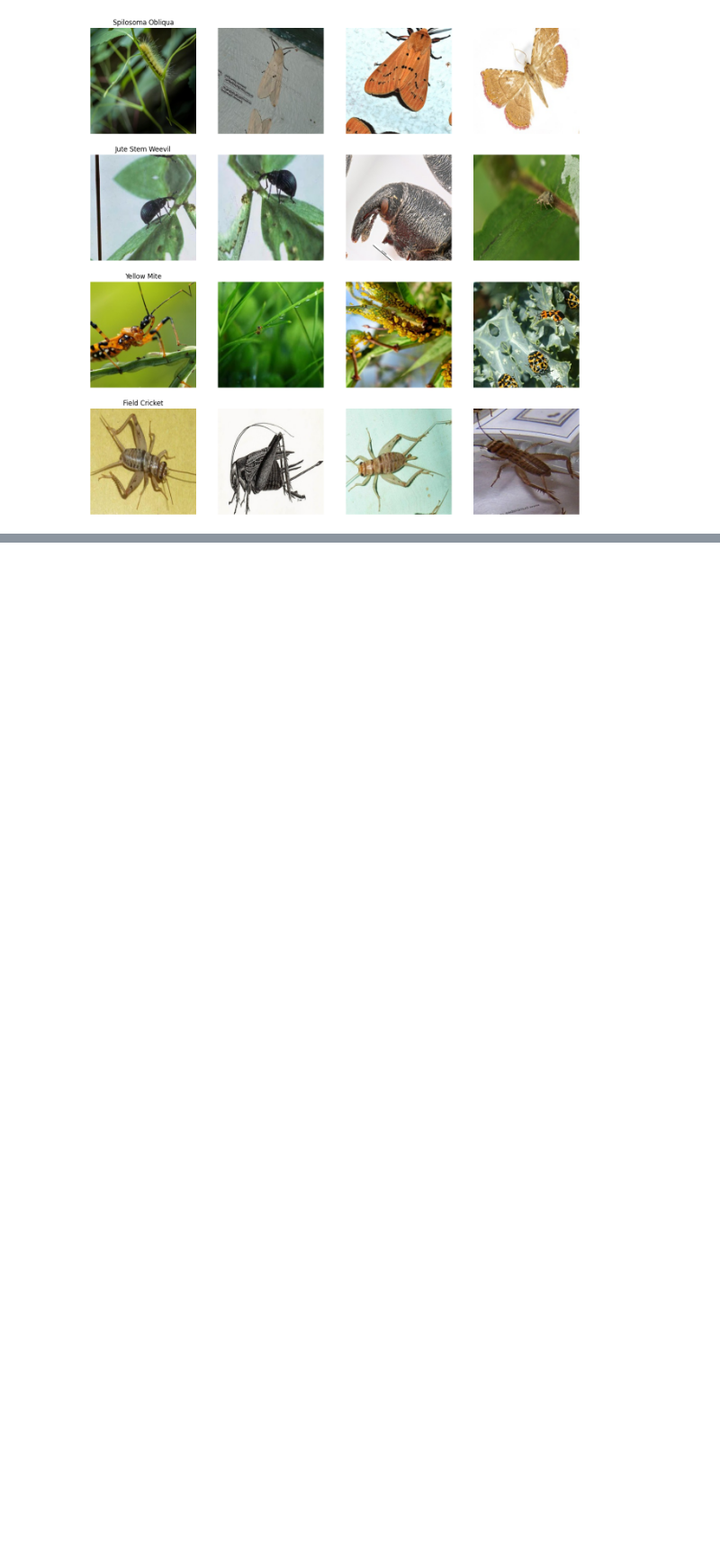
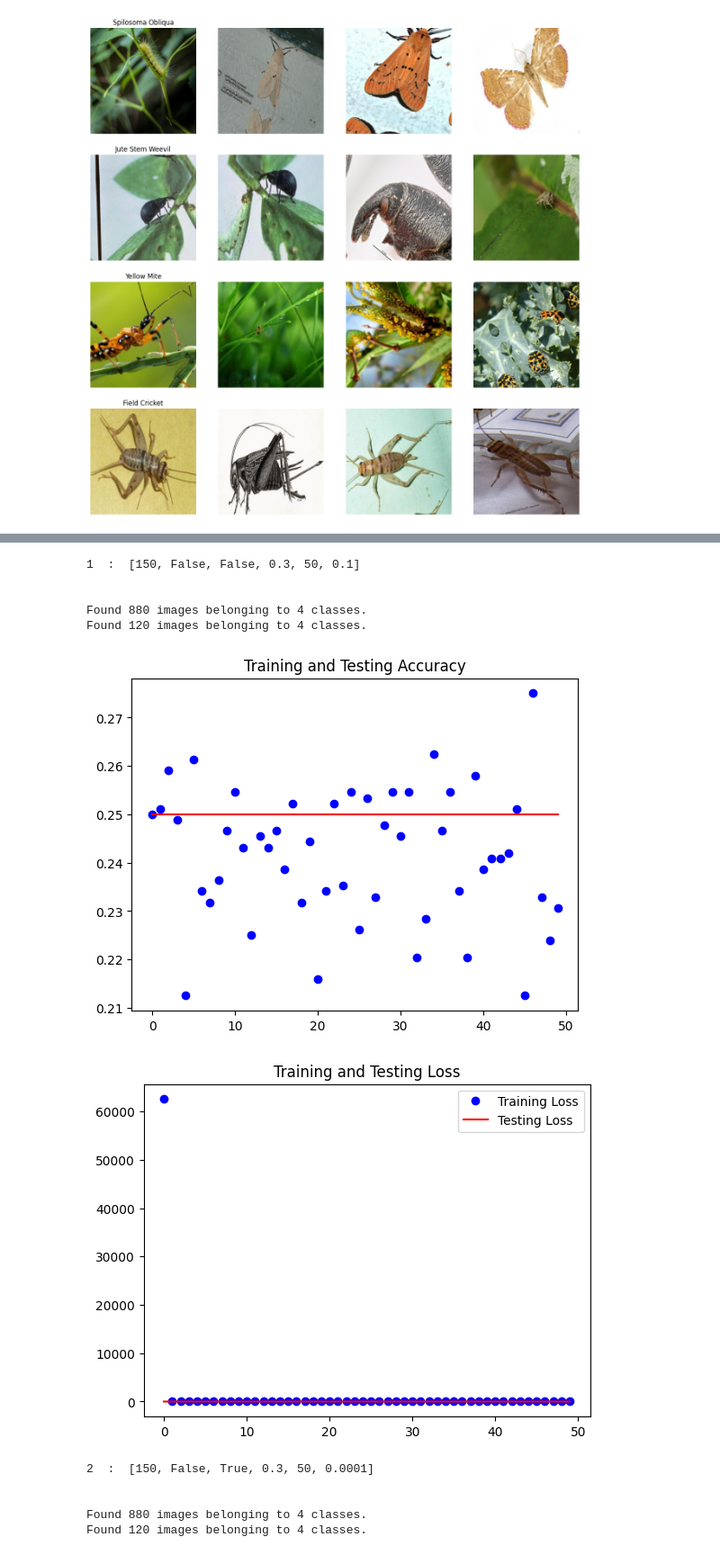
Before and after one commit to yeesem/Soft-Computing, a Jupyter notebook: Soft_Computing_Assignment_2.ipynb, the cells around one changed output, grey strips where cells are left out. Shown at 90% size. Drawn from its saved outputs; the diff is of its cells as text; code cells hidden in the pictures; blank space fills up the shorter version.

```diff
--- a/Soft_Computing_Assignment_2.ipynb
+++ b/Soft_Computing_Assignment_2.ipynb
@@ -276,0 +280,26 @@ Found 120 images belonging to 4 classes.
+# %%
+settings2 = [
+    [150, False,  False, 0.3, 50 ,0.1],
+    [150, False,  True,  0.3, 50 ,0.0001],
+    [300, False,  False, 0.3, 50 ,0.1],
+    [300, False,  True,  0.3, 50 ,0.0001],
+    ]
+
+for index,setting in enumerate(settings2):
+  print((index + 1)," : ",setting)
+  print("\n")
+  train_model(train_dir,validation_dir,setting)
+  print("\n\n")
+# %% [output]
+1  :  [150, False, False, 0.3, 50, 0.1]
+
+
+Found 880 images belonging to 4 classes.
+Found 120 images belonging to 4 classes.
+[figure, added]
+[figure, added]
+2  :  [150, False, True, 0.3, 50, 0.0001]
+
+
+Found 880 images belonging to 4 classes.
+Found 120 images belonging to 4 classes.
```
Also changed, not shown: parts of 2 cells of this notebook.
